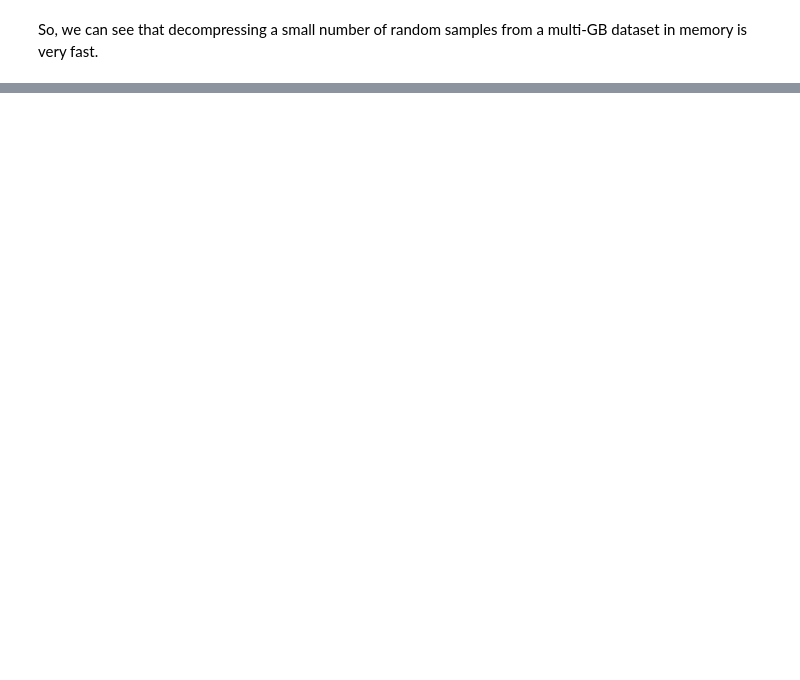
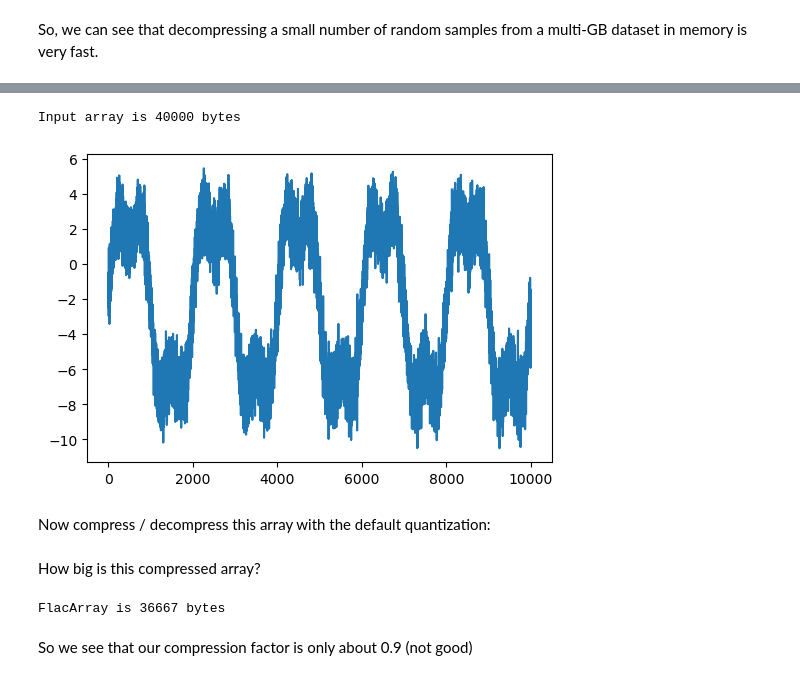
Before and after one commit to hpc4cmb/flacarray, a Jupyter notebook: docs/docs/cookbook.ipynb, the cells around one changed output, grey strips where cells are left out. Saved outputs shown, nothing was run; the diff lists cells and outputs as text; code cells hidden in the pictures; blank space fills up the shorter version.

```diff
--- a/docs/docs/cookbook.ipynb
+++ b/docs/docs/cookbook.ipynb
@@ -101,0 +108,14 @@ So, we can see that decompressing a small number of random samples from a multi-
+# %%
+# Create a single timestream
+arr, _ = demo.create_fake_data((10000,), dtype=np.float32)
+# How large is this in memory?
+print(f"Input array is {arr.nbytes} bytes")
+# %% [output]
+Input array is 40000 bytes
+# %%
+# Plot this
+demo.plot_data(arr)
+# %% [output]
+[figure, added]
+# %% [markdown]
+Now compress / decompress this array with the default quantization:
@@ -101,0 +125,8 @@ So, we can see that decompressing a small number of random samples from a multi-
+# %% [markdown]
+How big is this compressed array?
+# %%
+print(f"FlacArray is {flcarr.nbytes} bytes")
+# %% [output]
+FlacArray is 36667 bytes
+# %% [markdown]
+So we see that our compression factor is only about 0.9 (not good)
```
Also changed, not shown: parts of 25 cells of this notebook, 31 other files.
